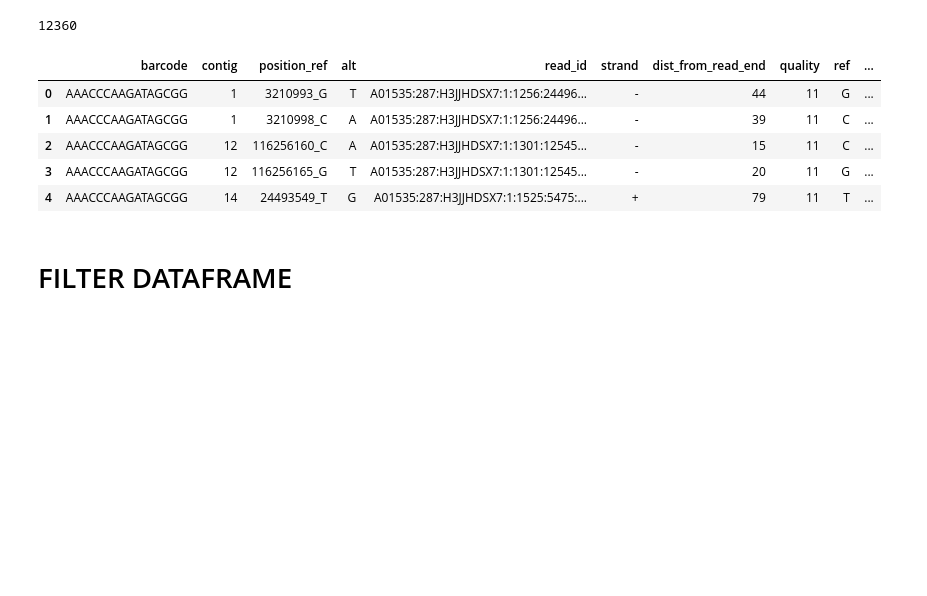
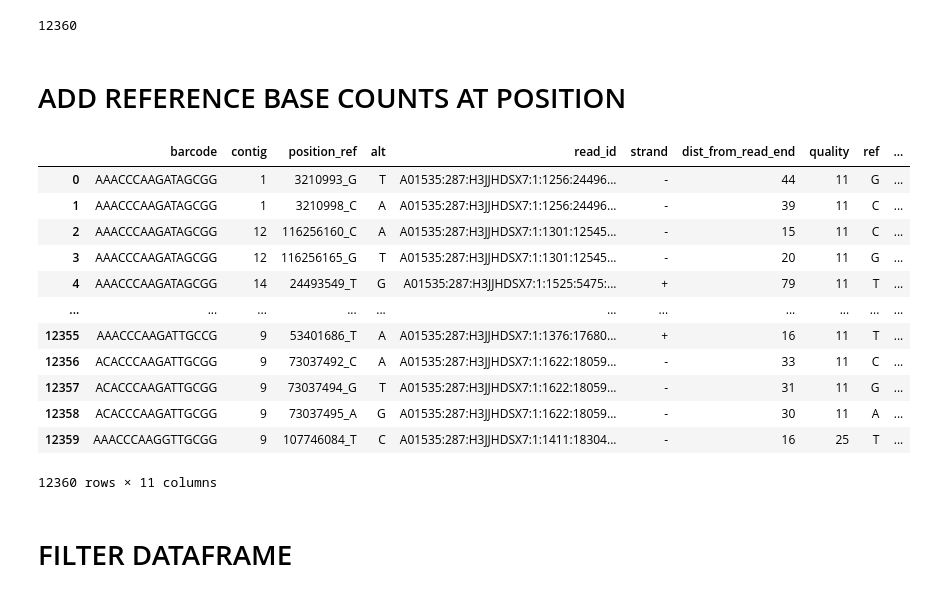
Before and after one commit to howardxu520/MARINE, a Jupyter notebook: scripts/check_against_pileup.ipynb, the cells around one changed output. Drawn from its saved outputs; the diff is of its cells as text; code cells hidden in the pictures; blank space fills up the shorter version.

```diff
--- a/scripts/check_against_pileup.ipynb
+++ b/scripts/check_against_pileup.ipynb
@@ -56,16 +56,32 @@ contig_lengths_dict = get_contig_lengths_dict(samfile)
 contigs = [i for i in contig_lengths_dict.keys() if len(i) < 5]
 
 # THE HEAVY LIFTING
-total_reads = 0
+total_edited_reads = 0
+coverage_dict = {}
+total_non_edited_reads = 0
+
 for contig in contigs:
-    print(contig)
-    reads_for_contig = samfile.fetch(contig, 0, contig_lengths_dict.get(contig))
+    contig_length = contig_lengths_dict.get(contig)
+
+    position_coverage_tracker_for_contig = np.zeros(contig_length)
+
+    print(contig, contig_length)
+    reads_for_contig = samfile.fetch(contig, 0, contig_length)
 
     reads_kept = 0
     for i, read in enumerate(reads_for_contig):
+        reference_start = read.reference_start
+        reference_end = read.reference_end
+        read_id = read.query_name
+
+        reference_positions_covered_by_read = read.get_reference_positions()
+        position_coverage_tracker_for_contig[reference_positions_covered_by_read] += 1
 
         if not has_edits(read):
+            total_non_edited_reads += 1
+            #print(reference_positions_covered_by_read)
             continue
+
         if read.is_secondary:
             continue
 
@@ -76,9 +92,7 @@ for contig in contigs:
         if is_reverse:
             strand = '-'
 
-        reference_start = read.reference_start
-        reference_end = read.reference_end
-        read_id = read.query_name
+
 
         if '^' in md_tag:
             # FOR NOW SKIP DELETIONS, THEY ARE TRICKY TO PARSE...
@@ -103,8 +117,12 @@ for contig in contigs:
 
             barcode_to_position_to_alts[read_barcode][contig]['{}_{}'.format(updated_position, ref)]\
             [alt][read_id] = strand, distance_from_read_end, qual
+
         if reads_kept > 100000:
             break
 
-    total_reads += reads_kept
+        #if total_non_edited_reads > 2:
+        #    break
+    total_edited_reads += reads_kept
+    coverage_dict[contig] = position_coverage_tracker_for_contig
 # %% [output]
@@ -136,12 +156,5 @@ example_dataframe = get_dataframe_from_barcode_dict(barcode_to_position_to_alts)
 print(len(example_dataframe))
 # %% [output]
 12360
-# %%
-example_dataframe.head()
-# %% [output]
-|  | barcode | contig | position_ref | alt | read_id | strand | dist_from_read_end | quality | ref | ... |
-| 0 | AAACCCAAGATAGCGG | 1 | 3210993_G | T | A01535:287:H3JJHDSX7:1:1256:24496... | - | 44 | 11 | G | ... |
-| 1 | AAACCCAAGATAGCGG | 1 | 3210998_C | A | A01535:287:H3JJHDSX7:1:1256:24496... | - | 39 | 11 | C | ... |
-| 2 | AAACCCAAGATAGCGG | 12 | 116256160_C | A | A01535:287:H3JJHDSX7:1:1301:12545... | - | 15 | 11 | C | ... |
-| 3 | AAACCCAAGATAGCGG | 12 | 116256165_G | T | A01535:287:H3JJHDSX7:1:1301:12545... | - | 20 | 11 | G | ... |
-| 4 | AAACCCAAGATAGCGG | 14 | 24493549_T | G | A01535:287:H3JJHDSX7:1:1525:5475:... | + | 79 | 11 | T | ... |
+# %% [markdown]
+# ADD REFERENCE BASE COUNTS AT POSITION
@@ -148,3 +168,19 @@ example_dataframe.head()
+# %%
+example_dataframe
+# %% [output]
+|  | barcode | contig | position_ref | alt | read_id | strand | dist_from_read_end | quality | ref | ... |
+| 0 | AAACCCAAGATAGCGG | 1 | 3210993_G | T | A01535:287:H3JJHDSX7:1:1256:24496... | - | 44 | 11 | G | ... |
+| 1 | AAACCCAAGATAGCGG | 1 | 3210998_C | A | A01535:287:H3JJHDSX7:1:1256:24496... | - | 39 | 11 | C | ... |
+| 2 | AAACCCAAGATAGCGG | 12 | 116256160_C | A | A01535:287:H3JJHDSX7:1:1301:12545... | - | 15 | 11 | C | ... |
+| 3 | AAACCCAAGATAGCGG | 12 | 116256165_G | T | A01535:287:H3JJHDSX7:1:1301:12545... | - | 20 | 11 | G | ... |
+| 4 | AAACCCAAGATAGCGG | 14 | 24493549_T | G | A01535:287:H3JJHDSX7:1:1525:5475:... | + | 79 | 11 | T | ... |
+| ... | ... | ... | ... | ... | ... | ... | ... | ... | ... | ... |
+| 12355 | AAACCCAAGATTGCCG | 9 | 53401686_T | A | A01535:287:H3JJHDSX7:1:1376:17680... | + | 16 | 11 | T | ... |
+| 12356 | ACACCCAAGATTGCGG | 9 | 73037492_C | A | A01535:287:H3JJHDSX7:1:1622:18059... | - | 33 | 11 | C | ... |
+| 12357 | ACACCCAAGATTGCGG | 9 | 73037494_G | T | A01535:287:H3JJHDSX7:1:1622:18059... | - | 31 | 11 | G | ... |
+| 12358 | ACACCCAAGATTGCGG | 9 | 73037495_A | G | A01535:287:H3JJHDSX7:1:1622:18059... | - | 30 | 11 | A | ... |
+| 12359 | AAACCCAAGGTTGCGG | 9 | 107746084_T | C | A01535:287:H3JJHDSX7:1:1411:18304... | - | 16 | 25 | T | ... |
+12360 rows × 11 columns
 # %% [markdown]
 # FILTER DATAFRAME
 # %%
```
Also changed, not shown: parts of 6 cells of this notebook.
